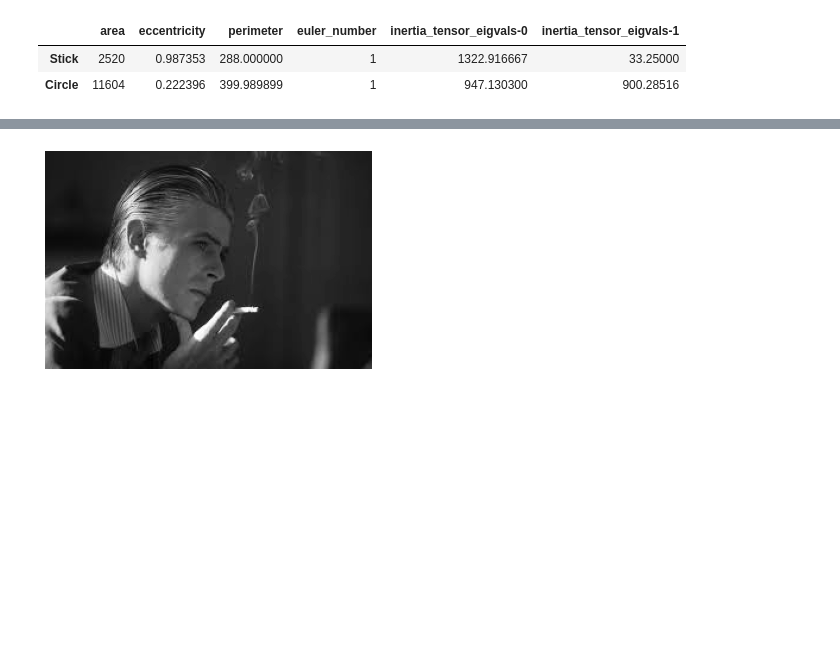
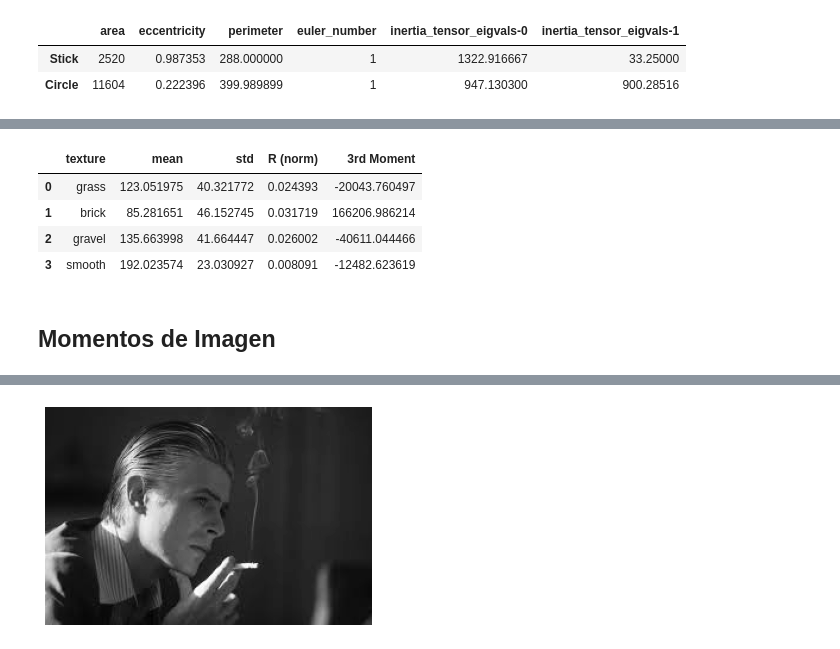
Before and after one commit to jpcano1/ISIS_4825_skimage_last, a Jupyter notebook: Scikit_Image_Final_Bootcamp.ipynb, the cells around one changed output, grey strips where cells are left out. Cells and saved outputs as stored; diff of their text form; code cells hidden in the pictures; blank space fills up the shorter version.

```diff
--- a/Scikit_Image_Final_Bootcamp.ipynb
+++ b/Scikit_Image_Final_Bootcamp.ipynb
@@ -640,0 +691,18 @@ df
+# %%
+data_dict = {
+    "texture": ["grass", "brick", "gravel", "smooth"],
+    "mean": [grass.mean(), brick.mean(), gravel.mean(), smooth.mean()],
+    "std": [grass.std(), brick.std(), gravel.std(), smooth.std()],
+    "R (norm)": [rugosity(grass), rugosity(brick), rugosity(gravel), rugosity(smooth)],
+    "3rd Moment": [moments(grass), moments(brick), moments(gravel), moments(smooth)],
+}
+# %%
+pd.DataFrame(data_dict)
+# %% [output]
+|  | texture | mean | std | R (norm) | 3rd Moment |
+| 0 | grass | 123.051975 | 40.321772 | 0.024393 | -20043.760497 |
+| 1 | brick | 85.281651 | 46.152745 | 0.031719 | 166206.986214 |
+| 2 | gravel | 135.663998 | 41.664447 | 0.026002 | -40611.044466 |
+| 3 | smooth | 192.023574 | 23.030927 | 0.008091 | -12482.623619 |
+# %% [markdown]
+## **Momentos de Imagen**<a name="id3-2"></a>
```
Also changed, not shown: parts of 18 cells of this notebook.
